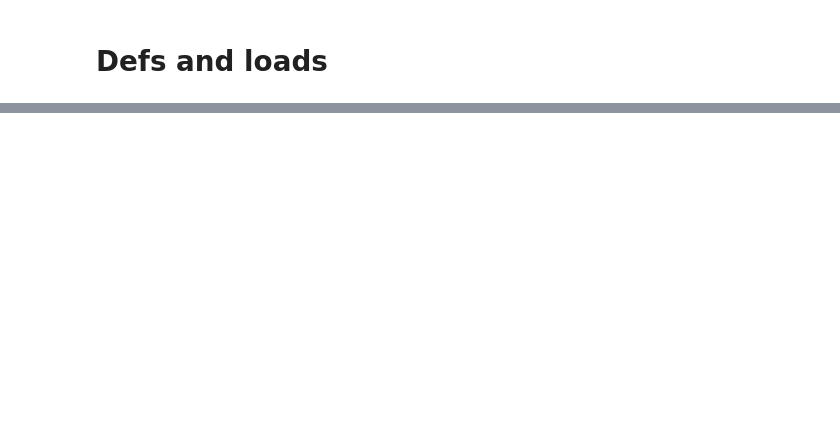
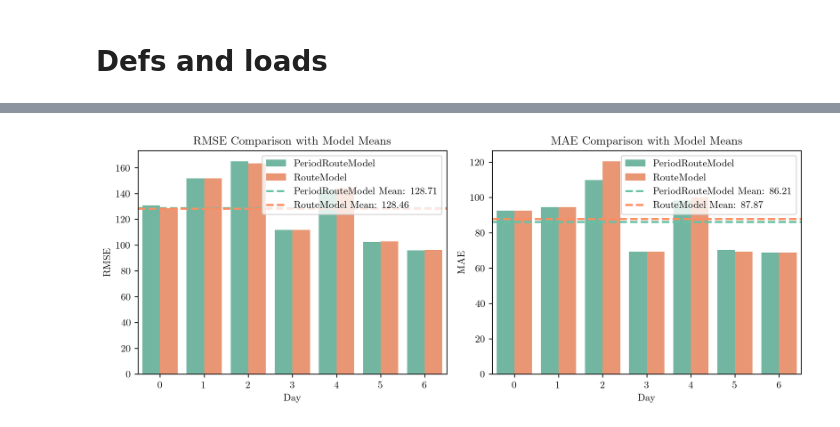
Before and after one commit to zsoca000/vitmma19-pw-delay-detection, a Jupyter notebook: notebook/02_baseline.ipynb, the cells around one changed output, grey strips where cells are left out. Cells and saved outputs as stored; diff of their text form; code cells hidden in the pictures; blank space fills up the shorter version.

```diff
--- a/notebook/02_baseline.ipynb
+++ b/notebook/02_baseline.ipynb
@@ -309,0 +128,80 @@ plt.show()
+# %%
+for day in days:
+    rec_train = days[day]['train']
+    rec_test = days[day]['test']
+    days[day]['eval'] = {}
+
+    model = PeriodRouteModel(bins=[0,6,9,15,18,24])
+    model.fit(rec_train)
+    rmse, mae = model.evaluate(rec_test)
+
+    days[day]['eval']['PeriodRouteModel'] = {
+        'rmse': rmse, 'mae': mae
+    }
+    model = RouteModel()
+    model.fit(rec_train)
+    rmse, mae = model.evaluate(rec_test)
+
+    days[day]['eval']['RouteModel'] = {
+        'rmse': rmse, 'mae': mae
+    }
+# %%
+import pandas as pd
+import matplotlib.pyplot as plt
+import seaborn as sns
+
+# 1. Flatten the dictionary into a list of records for plotting
+plot_data = []
+for day_idx, content in days.items():
+    if 'eval' in content:
+        for model_name, metrics in content['eval'].items():
+            plot_data.append({
+                'Day': day_idx,
+                'Model': model_name,
+                'RMSE': metrics['rmse'],
+                'MAE': metrics['mae']
+            })
+
+# 2. Create DataFrame
+df_results = pd.DataFrame(plot_data)
+
+import pandas as pd
+import matplotlib.pyplot as plt
+import seaborn as sns
+
+# 1. Calculate means for each model across all days
+# Assuming df_results is the DataFrame created previously
+means = df_results.groupby('Model')[['RMSE', 'MAE']].mean()
+
+# 2. Create the plots
+fig, (ax1, ax2) = plt.subplots(1, 2, figsize=(10, 4), dpi=250)
+palette = sns.color_palette("Set2")
+
+# RMSE Subplot
+sns.barplot(data=df_results, x='Day', y='RMSE', hue='Model', ax=ax1, palette='Set2')
+ax1.set_title('RMSE Comparison with Model Means')
+
+# Add mean lines for RMSE
+for i, model in enumerate(df_results['Model'].unique()):
+    m_val = means.loc[model, 'RMSE']
+    ax1.axhline(m_val, color=palette[i], linestyle='--',
+                linewidth=2, label=f'{model} Mean: {m_val:.2f}')
+
+# MAE Subplot
+sns.barplot(data=df_results, x='Day', y='MAE', hue='Model', ax=ax2, palette='Set2')
+ax2.set_title('MAE Comparison with Model Means')
+
+# Add mean lines for MAE
+for i, model in enumerate(df_results['Model'].unique()):
+    m_val = means.loc[model, 'MAE']
+    ax2.axhline(m_val, color=palette[i], linestyle='--',
+                linewidth=2, label=f'{model} Mean: {m_val:.2f}')
+
+# Refresh legends to include the mean line labels
+ax1.legend()
+ax2.legend()
+
+plt.tight_layout()
+plt.show()
+# %% [output]
+[figure, added]
```
Also changed, not shown: parts of 22 cells of this notebook, 20 other files.
